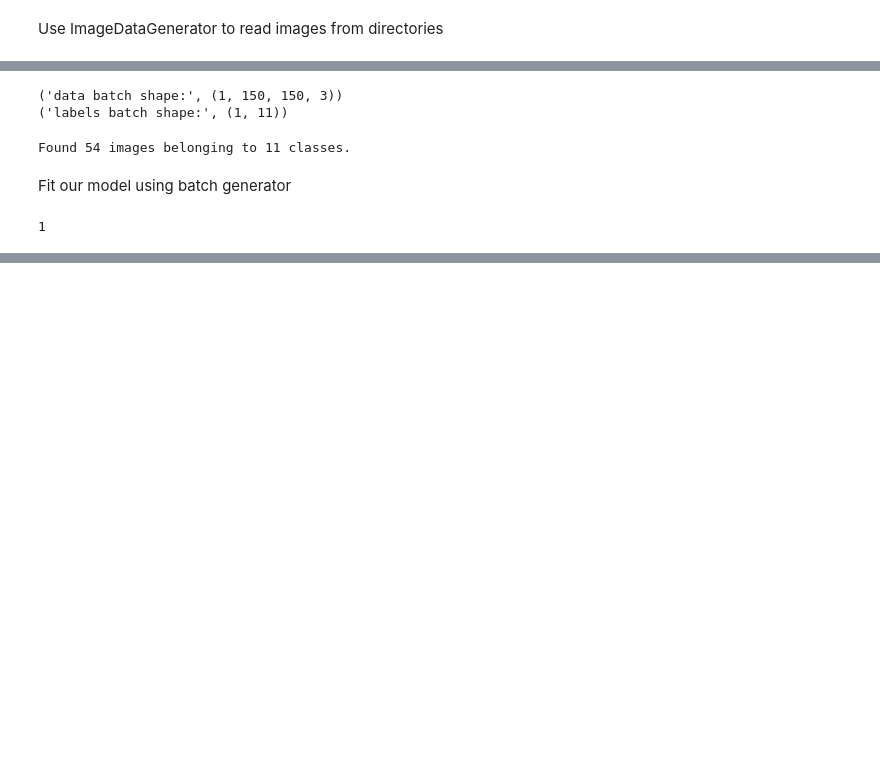
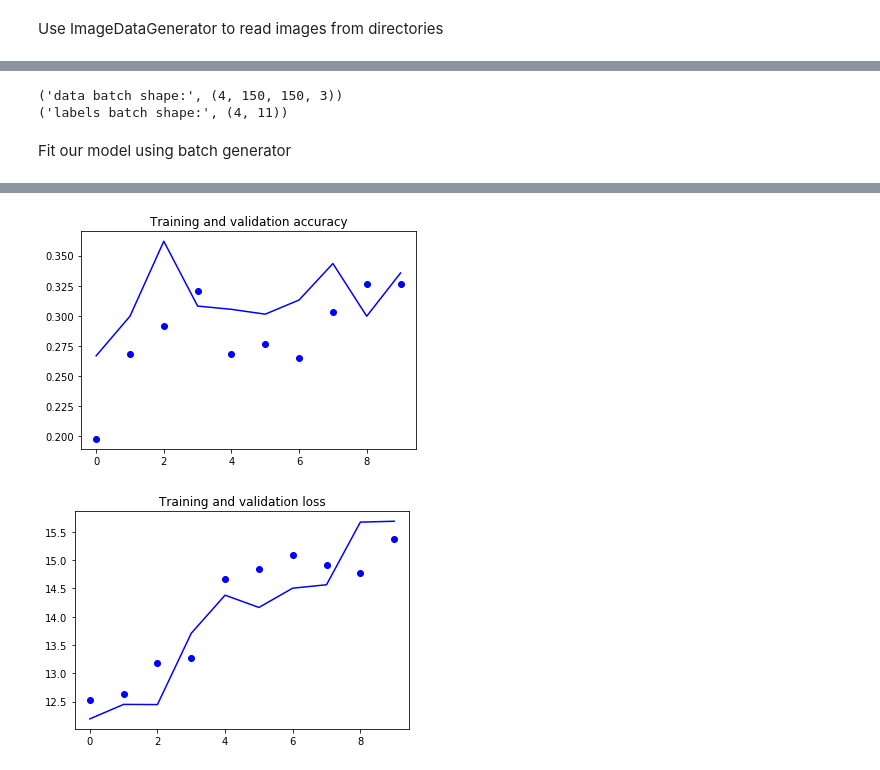
Before and after one commit to meccaLeccaHi/fed_detect, a Jupyter notebook: obj_det_fedreg.ipynb, the cells around one changed output, grey strips where cells are left out. Saved outputs shown, nothing was run; the diff lists cells and outputs as text; code cells hidden in the pictures; blank space fills up the shorter version.

Commit message:
added vgg model and accuracy plots

```diff
--- a/obj_det_fedreg.ipynb
+++ b/obj_det_fedreg.ipynb
@@ -117,8 +116,10 @@ from keras.layers.normalization import BatchNormalization
 from keras.layers.core import Flatten, Dense, Dropout, Lambda
 from keras.optimizers import SGD, RMSprop, Adam
 from keras.regularizers import l2, l1
+from keras.layers.convolutional import Conv2D, MaxPooling2D, ZeroPadding2D
 
-batch_size=1
+batch_size = 4
+epoch_count = 10
 
 model = Sequential([
         BatchNormalization(axis=1, input_shape=(150,150,3)),
@@ -128,6 +129,8 @@ model = Sequential([
 
 model.compile(Adam(lr=1e-5), loss='categorical_crossentropy', metrics=['accuracy'])
 model.optimizer.lr=0.001
+
+model.summary()
 # %% [output]
 Using TensorFlow backend.
 # %% [markdown]
@@ -154,21 +175,38 @@ for data_batch, labels_batch in train_generator:
     print('labels batch shape:', labels_batch.shape)
     break
 # %% [output]
-('data batch shape:', (1, 150, 150, 3))
-('labels batch shape:', (1, 11))
+('data batch shape:', (4, 150, 150, 3))
+('labels batch shape:', (4, 11))
-# %%
-valid_generator = test_datagen.flow_from_directory(
-    VAL_DIR,
-    shuffle=False,
-    target_size=(150, 150),
-    batch_size=batch_size,
-    class_mode='categorical'
-    )
-# %% [output]
-Found 54 images belonging to 11 classes.
+# %%
+def plot_history(history):
+    import matplotlib.pyplot as plt
+    acc = history['acc']
+    val_acc = history['val_acc']
+    loss = history['loss']
+    val_loss = history['val_loss']
+    epochs = range(len(acc))
+    plt.plot(epochs, acc, 'bo')
+    plt.plot(epochs, val_acc, 'b')
+    plt.title('Training and validation accuracy')
+    plt.figure()
+    plt.plot(epochs, loss, 'bo')
+    plt.plot(epochs, val_loss, 'b')
+    plt.title('Training and validation loss')
+    plt.show()
 # %% [markdown]
 Fit our model using batch generator
-# %%
-batch_size
-# %% [output]
-1
+# %%
+history = model.fit_generator(
+    train_generator,
+    steps_per_epoch=train_generator.n/batch_size, # Number of unique samples of your dataset over batch size
+    epochs=epoch_count,
+    validation_data=valid_generator,
+    validation_steps=150
+    )
+
+# Save model
+model.save_weights(os.path.join(RESULTS_DIR,'fedreg_1.h5'))
+
+# Plot model performance
+plot_history(history.history)
+# %% [output]
@@ -174,0 +233,2 @@ batch_size
+[figure, added]
+[figure, added]
```
Also changed, not shown: parts of 16 cells of this notebook.
